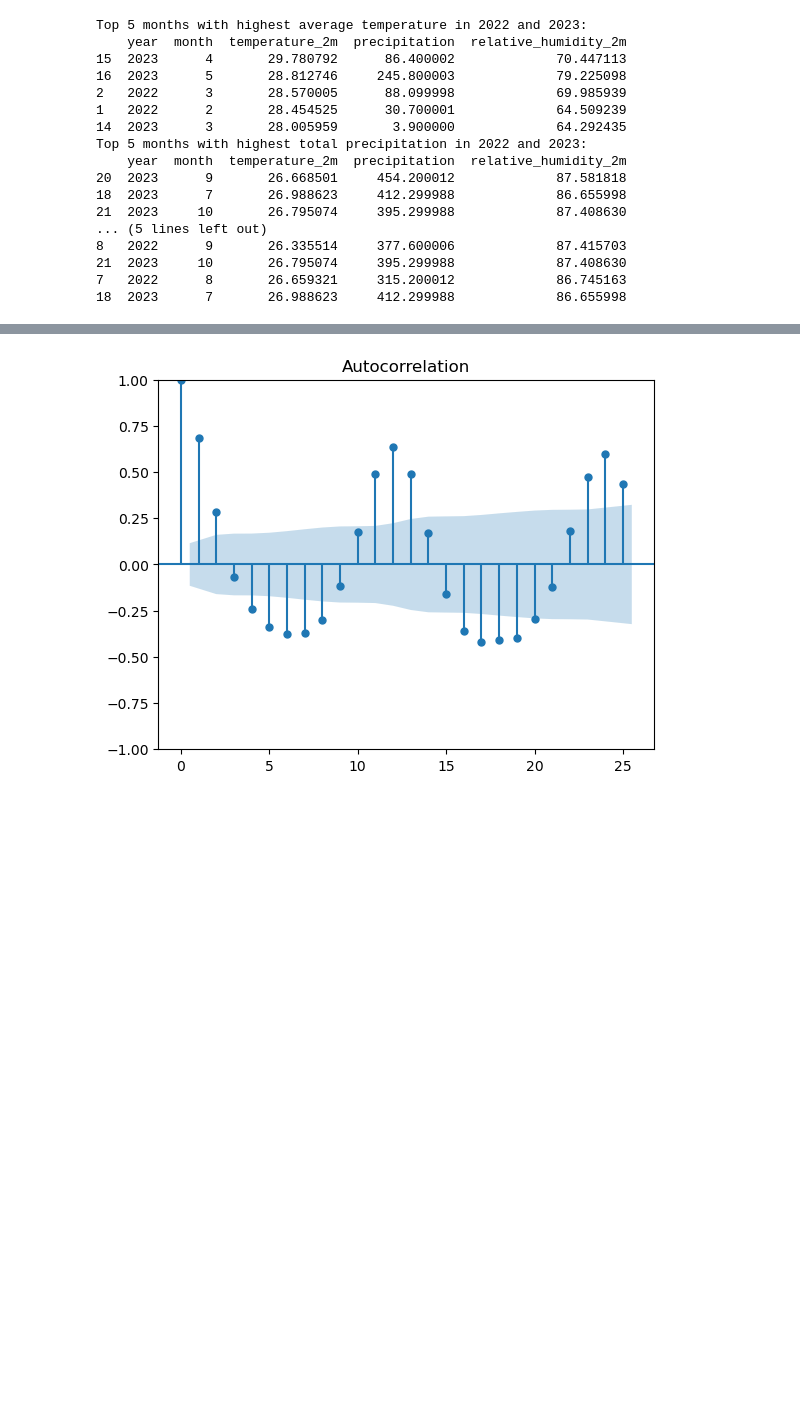
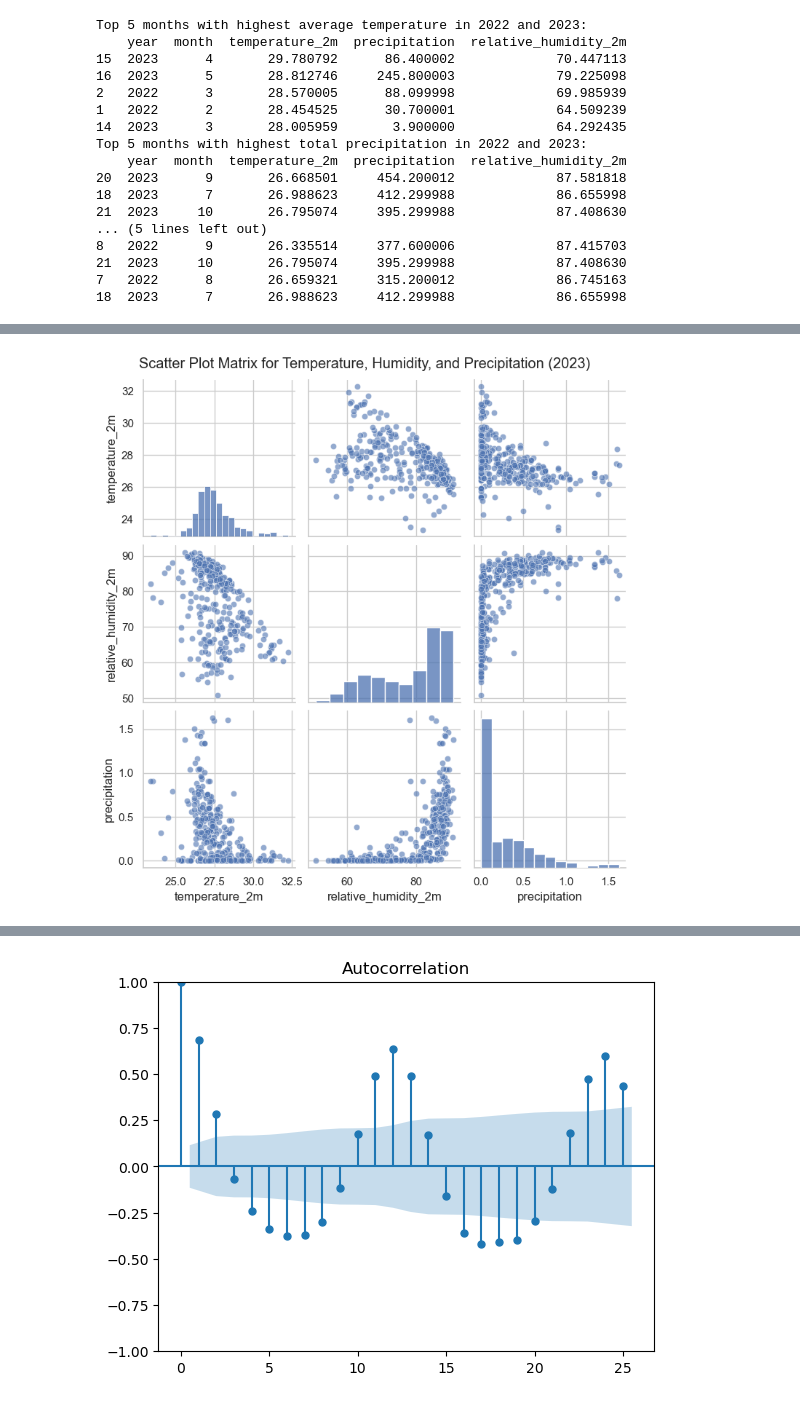
Before and after one commit to ASAPPhat/ML_WeatherForecast, a Jupyter notebook: test.ipynb, the cells around one changed output, grey strips where cells are left out. Saved outputs shown, nothing was run; the diff lists cells and outputs as text; code cells hidden in the pictures; blank space fills up the shorter version.

```diff
--- a/test.ipynb
+++ b/test.ipynb
@@ -574,0 +544,7 @@ plt.show()
+# %%
+# Scatter plot matrix for visual inspection
+sns.pairplot(data_2023_daily, kind='scatter', plot_kws={'alpha':0.6})
+plt.suptitle('Scatter Plot Matrix for Temperature, Humidity, and Precipitation (2023)', y=1.02)
+plt.show()
+# %% [output]
+[figure, added]
```
Also changed, not shown: parts of 25 cells of this notebook.
